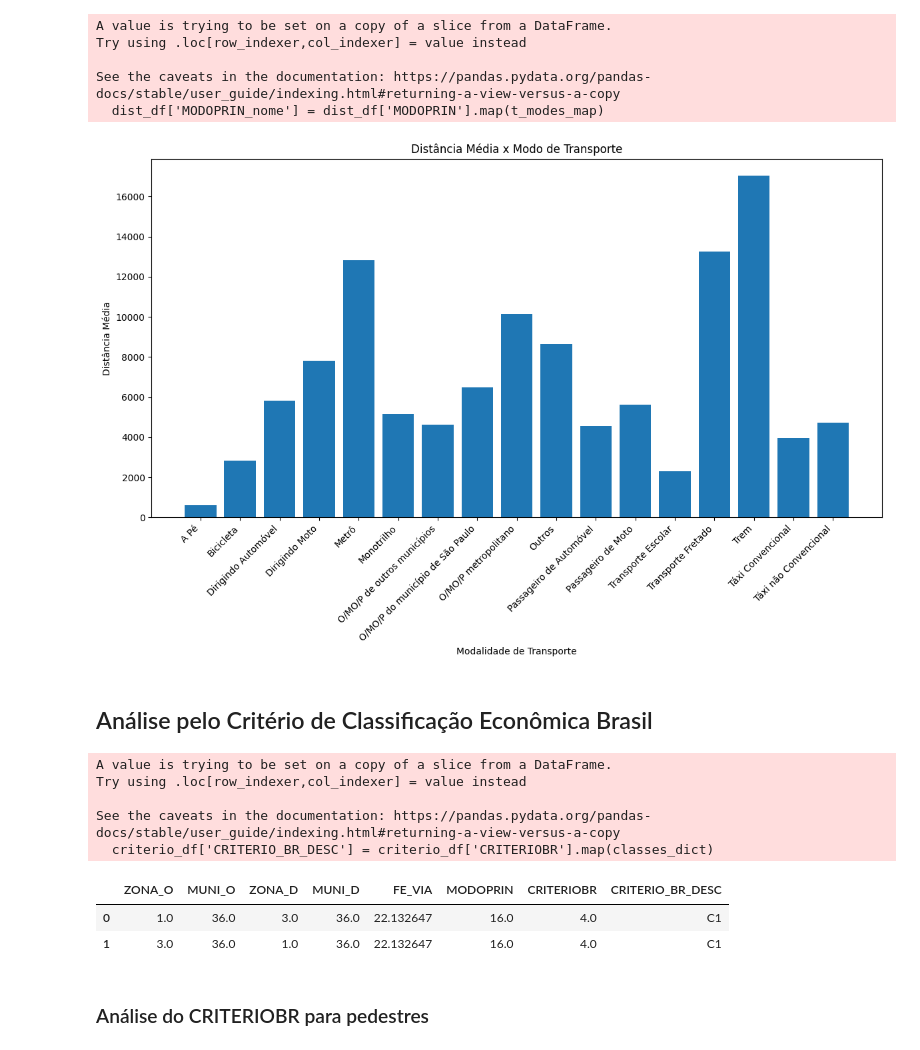
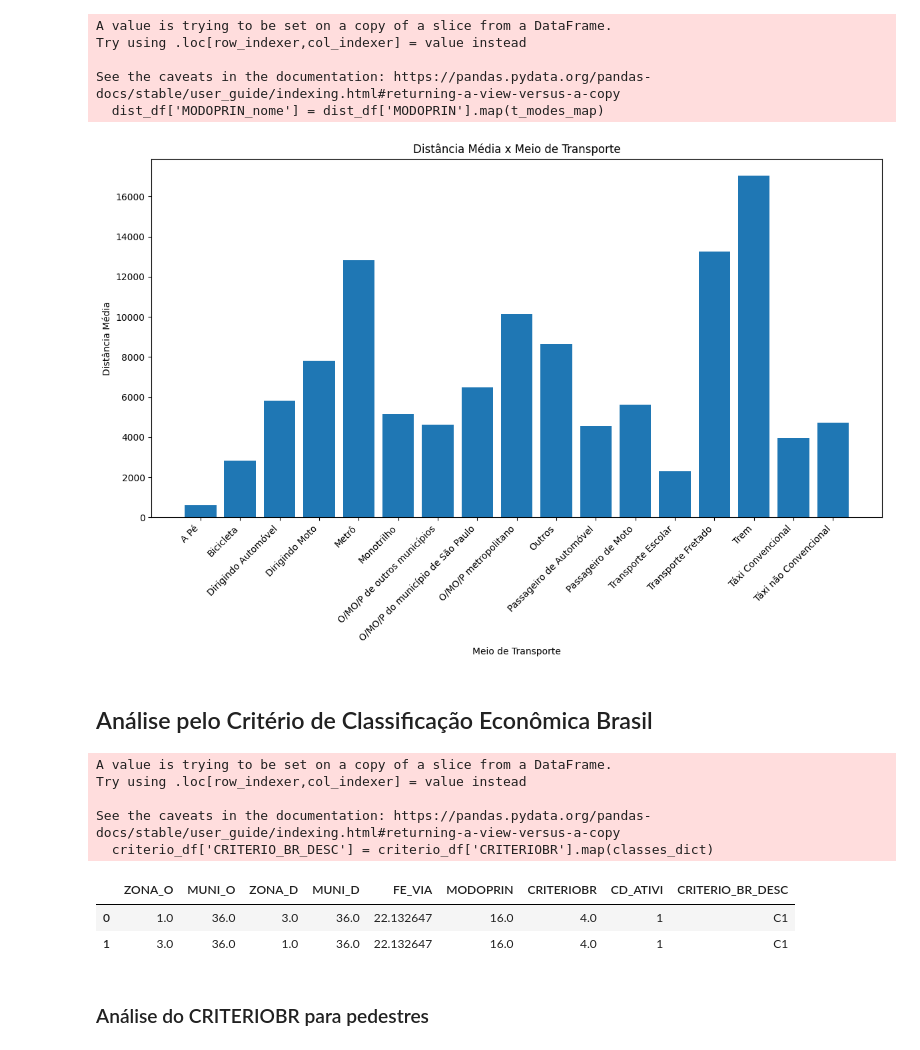
Before and after one commit to gustavo-rmontes/TCC, a Jupyter notebook: mobility_flow/flow.ipynb, the cells around one changed output. Drawn from its saved outputs; the diff is of its cells as text; code cells hidden in the pictures.

Commit message:
update CRITERIOBR analysis

```diff
--- a/mobility_flow/flow.ipynb
+++ b/mobility_flow/flow.ipynb
@@ -270,14 +270,14 @@ distancia_media = dist_df.groupby('MODOPRIN_nome')['DISTANCIA'].mean().reset_ind
 # %%
 plt.figure(figsize=(12, 8))
 plt.bar(distancia_media['MODOPRIN_nome'], distancia_media['DISTANCIA'])
-plt.xlabel('Modalidade de Transporte')
+plt.xlabel('Meio de Transporte')
 plt.ylabel('Distância Média')
-plt.title('Distância Média x Modo de Transporte')
+plt.title('Distância Média x Meio de Transporte')
 plt.xticks(rotation=45, ha='right')
 plt.tight_layout()
 plt.show()
 # %% [output]
-[figure, old version]
+[figure, new version]
 # %% [markdown]
 ## Análise pelo Critério de Classificação Econômica Brasil
 # %%
@@ -292,5 +303,5 @@ classes_dict = {
 # %%
-criterio_df = df[['ZONA_O', 'MUNI_O', 'ZONA_D', 'MUNI_D', 'FE_VIA','MODOPRIN', 'CRITERIOBR']]
+criterio_df = df[['ZONA_O', 'MUNI_O', 'ZONA_D', 'MUNI_D', 'FE_VIA','MODOPRIN', 'CRITERIOBR', 'CD_ATIVI']]
 criterio_df['CRITERIO_BR_DESC'] = criterio_df['CRITERIOBR'].map(classes_dict)
 criterio_df.head(2)
 # %% [output]
@@ -299,9 +310,9 @@ Try using .loc[row_indexer,col_indexer] = value instead
 
 See the caveats in the documentation: https://pandas.pydata.org/pandas-docs/stable/user_guide/indexing.html#returning-a-view-versus-a-copy
   criterio_df['CRITERIO_BR_DESC'] = criterio_df['CRITERIOBR'].map(classes_dict)
-|  | ZONA_O | MUNI_O | ZONA_D | MUNI_D | FE_VIA | MODOPRIN | CRITERIOBR | CRITERIO_BR_DESC |
-| 0 | 1.0 | 36.0 | 3.0 | 36.0 | 22.132647 | 16.0 | 4.0 | C1 |
-| 1 | 3.0 | 36.0 | 1.0 | 36.0 | 22.132647 | 16.0 | 4.0 | C1 |
+|  | ZONA_O | MUNI_O | ZONA_D | MUNI_D | FE_VIA | MODOPRIN | CRITERIOBR | CD_ATIVI | CRITERIO_BR_DESC |
+| 0 | 1.0 | 36.0 | 3.0 | 36.0 | 22.132647 | 16.0 | 4.0 | 1 | C1 |
+| 1 | 3.0 | 36.0 | 1.0 | 36.0 | 22.132647 | 16.0 | 4.0 | 1 | C1 |
 # %% [markdown]
 ### Análise do CRITERIOBR para pedestres
 # %%
```
Also changed, not shown: parts of 6 cells of this notebook.
